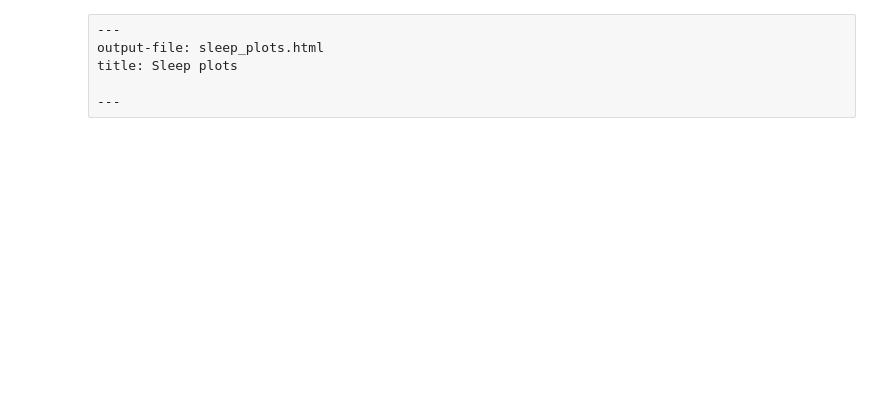
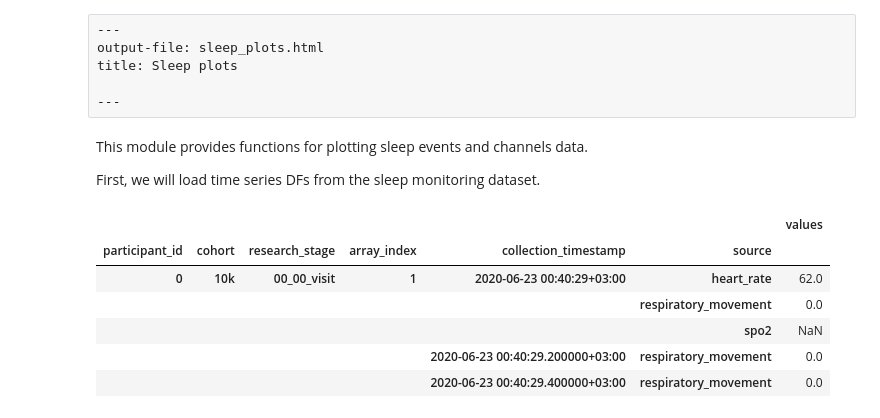
Before and after one commit to PhenoAI/pheno-utils, a Jupyter notebook: nbs/06_sleep_plots.ipynb, the cells around one changed output. Cells and saved outputs as stored; diff of their text form; code cells hidden in the pictures; blank space fills up the shorter version.

```diff
--- a/nbs/06_sleep_plots.ipynb
+++ b/nbs/06_sleep_plots.ipynb
@@ -323,0 +252,4 @@ def get_legend_colors(cmap='muted'):
+# %% [markdown]
+This module provides functions for plotting sleep events and channels data.
+
+First, we will load time series DFs from the sleep monitoring dataset.
@@ -323,0 +263,11 @@ def get_legend_colors(cmap='muted'):
+# %%
+#| eval: false
+channels_df.head(5)
+# %% [output]
+|  |  |  |  |  |  | values |
+| participant_id | cohort | research_stage | array_index | collection_timestamp | source |  |
+| 0 | 10k | 00_00_visit | 1 | 2020-06-23 00:40:29+03:00 | heart_rate | 62.0 |
+|  |  |  |  |  | respiratory_movement | 0.0 |
+|  |  |  |  |  | spo2 | NaN |
+|  |  |  |  | 2020-06-23 00:40:29.200000+03:00 | respiratory_movement | 0.0 |
+|  |  |  |  | 2020-06-23 00:40:29.400000+03:00 | respiratory_movement | 0.0 |
```
Also changed, not shown: parts of 9 cells of this notebook, 17 other files.
